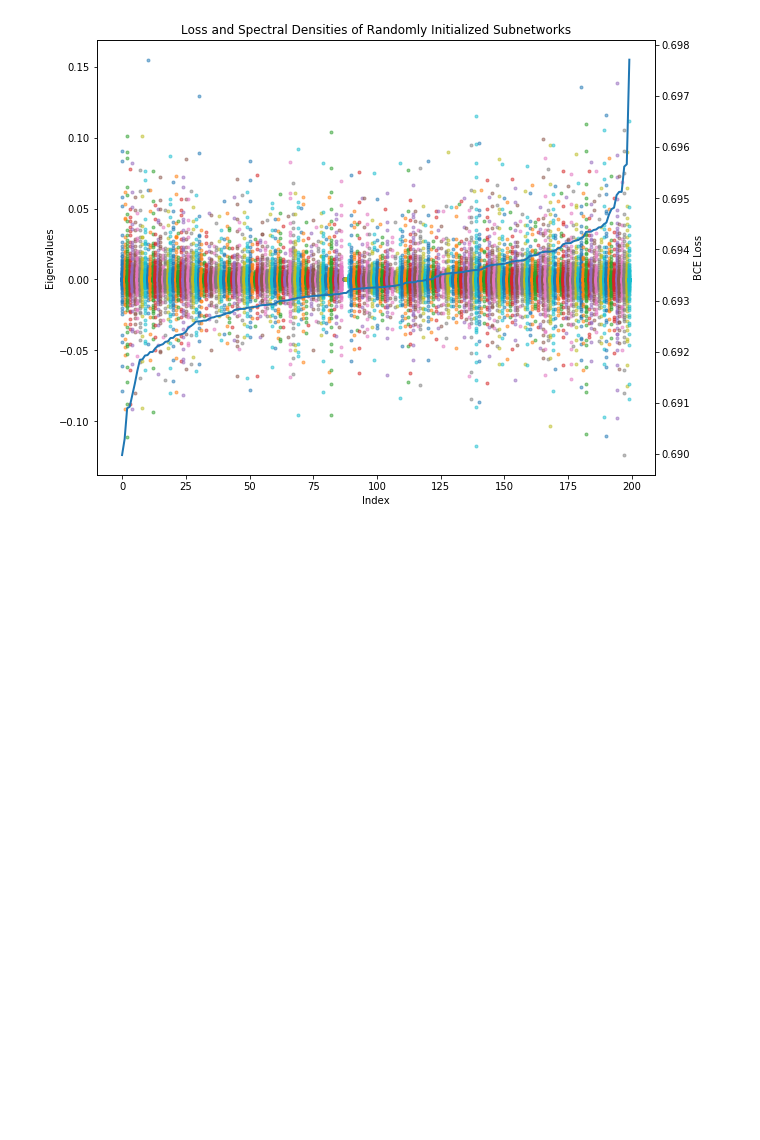
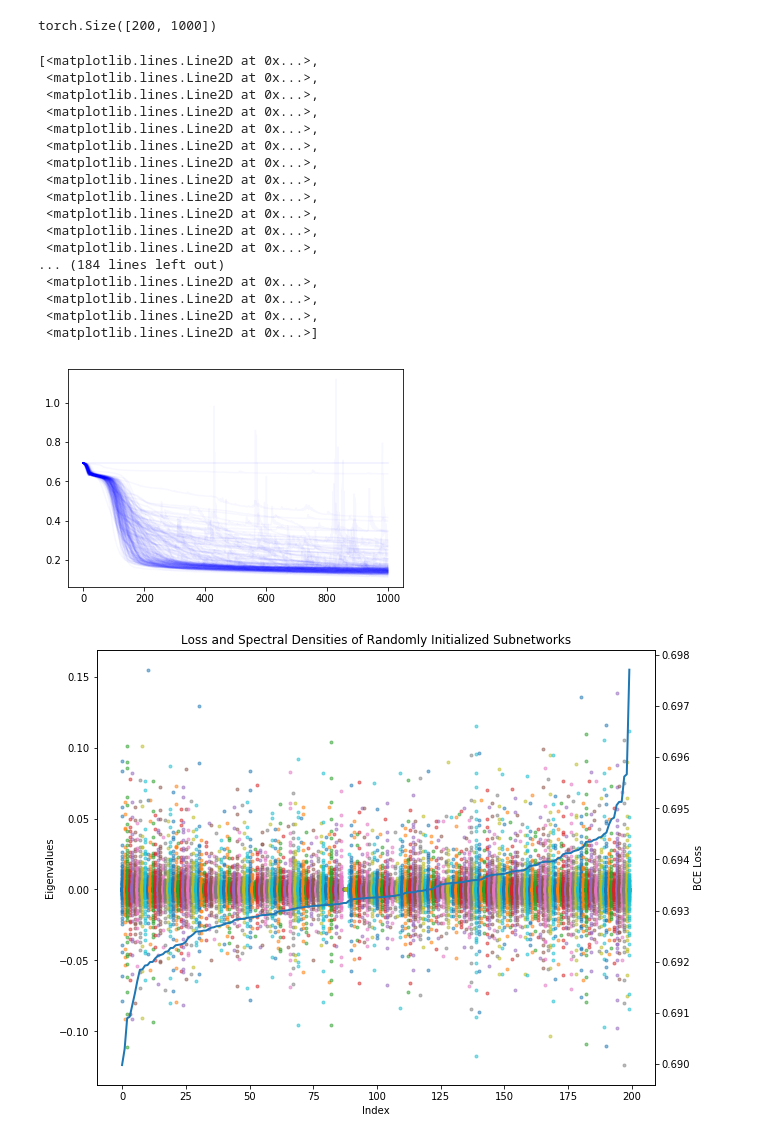
Before and after one commit to g-benton/hessian-eff-dim, a Jupyter notebook: Notebooks/subnetworks_output_testing.ipynb, the cells around one changed output. Saved outputs shown, nothing was run; the diff lists cells and outputs as text; code cells hidden in the pictures; blank space fills up the shorter version.

Commit message:
add a couple of plots into the subnets nb

```diff
--- a/Notebooks/subnetworks_output_testing.ipynb
+++ b/Notebooks/subnetworks_output_testing.ipynb
@@ -25,3 +26,28 @@ init_loss = losses[idx, 0]
+# %%
+losses.shape
+# %% [output]
+torch.Size([200, 1000])
+# %%
+plt.plot(losses.t().detach(), color = 'blue', alpha = 0.03)
+# %% [output]
+[<matplotlib.lines.Line2D at 0x...>,
+ <matplotlib.lines.Line2D at 0x...>,
+ <matplotlib.lines.Line2D at 0x...>,
+ <matplotlib.lines.Line2D at 0x...>,
+ <matplotlib.lines.Line2D at 0x...>,
+ <matplotlib.lines.Line2D at 0x...>,
+ <matplotlib.lines.Line2D at 0x...>,
+ <matplotlib.lines.Line2D at 0x...>,
+ <matplotlib.lines.Line2D at 0x...>,
+ <matplotlib.lines.Line2D at 0x...>,
+ <matplotlib.lines.Line2D at 0x...>,
+ <matplotlib.lines.Line2D at 0x...>,
+... (184 lines left out)
+ <matplotlib.lines.Line2D at 0x...>,
+ <matplotlib.lines.Line2D at 0x...>,
+ <matplotlib.lines.Line2D at 0x...>,
+ <matplotlib.lines.Line2D at 0x...>]
+[figure, added]
 # %%
 n_trial = losses.shape[0]
 # %%
```
Also changed, not shown: parts of 7 cells of this notebook.
